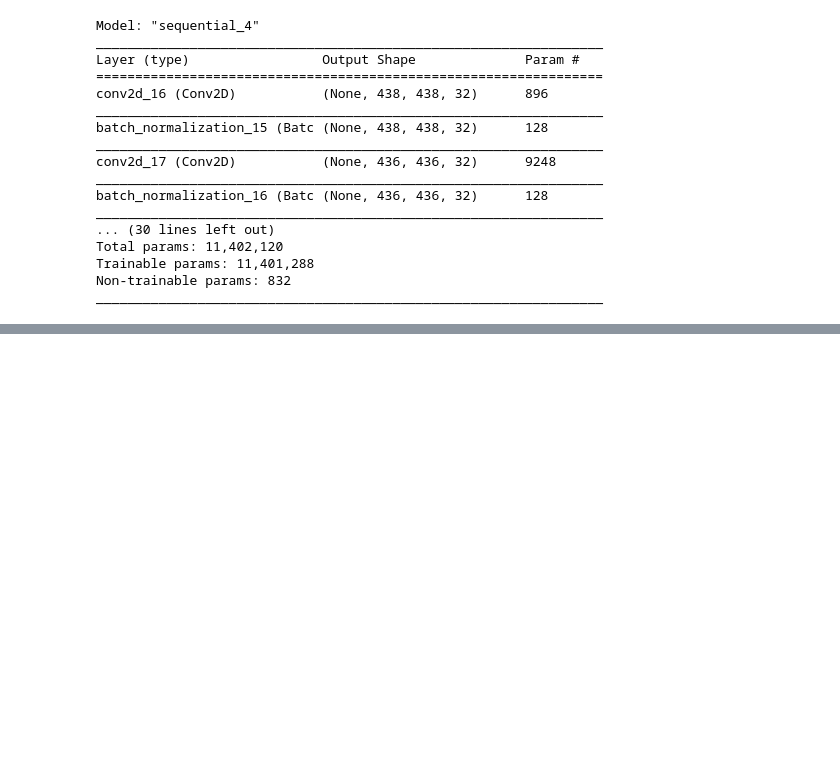
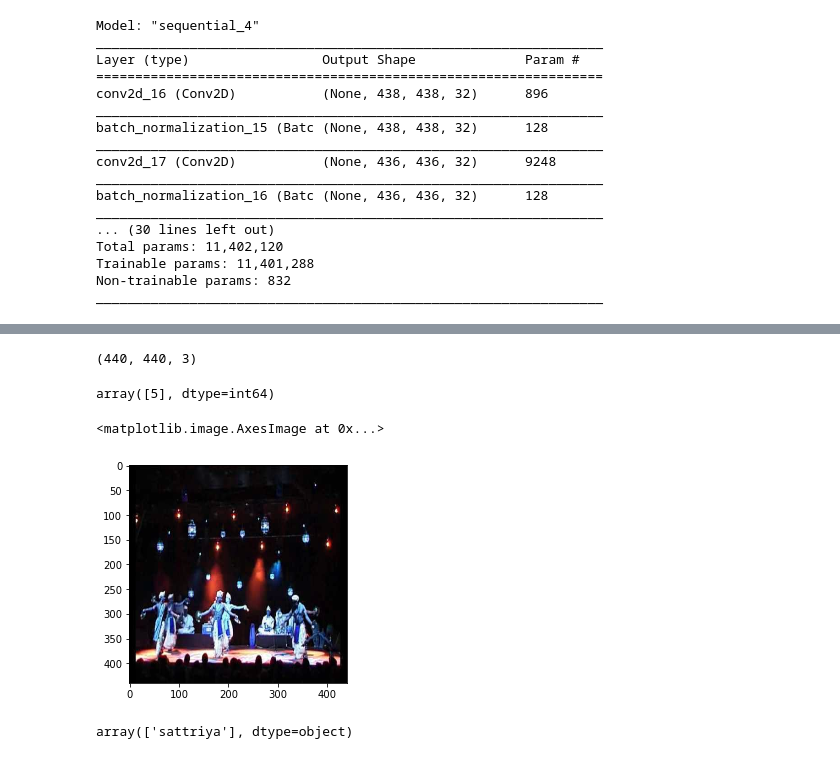
Before and after one commit to Mrutyunjay01/Identify-the-dance-form, a Jupyter notebook: EDA.ipynb, the cells around one changed output, grey strips where cells are left out. Saved outputs shown, nothing was run; the diff lists cells and outputs as text; code cells hidden in the pictures; blank space fills up the shorter version.

```diff
--- a/EDA.ipynb
+++ b/EDA.ipynb
@@ -373,0 +374,23 @@ Epoch 15/20
+# %%
+k = random.randint(1, len(testImages))
+testImage = testImages[k]
+testImage = cv2.resize(testImage, (440, 440))
+# %%
+testImage.shape
+# %% [output]
+(440, 440, 3)
+# %%
+testImage = np.reshape(testImage, [1, 440, 440, 3])
+# %%
+model.predict_classes(testImage)
+# %% [output]
+array([5], dtype=int64)
+# %%
+plt.imshow(np.reshape(testImage, [440, 440, 3]))
+# %% [output]
+<matplotlib.image.AxesImage at 0x...>
+[figure, added]
+# %%
+traindf.target.unique()[model.predict_classes(testImage)]
+# %% [output]
+array(['sattriya'], dtype=object)
```
Also changed, not shown: parts of 27 cells of this notebook.
